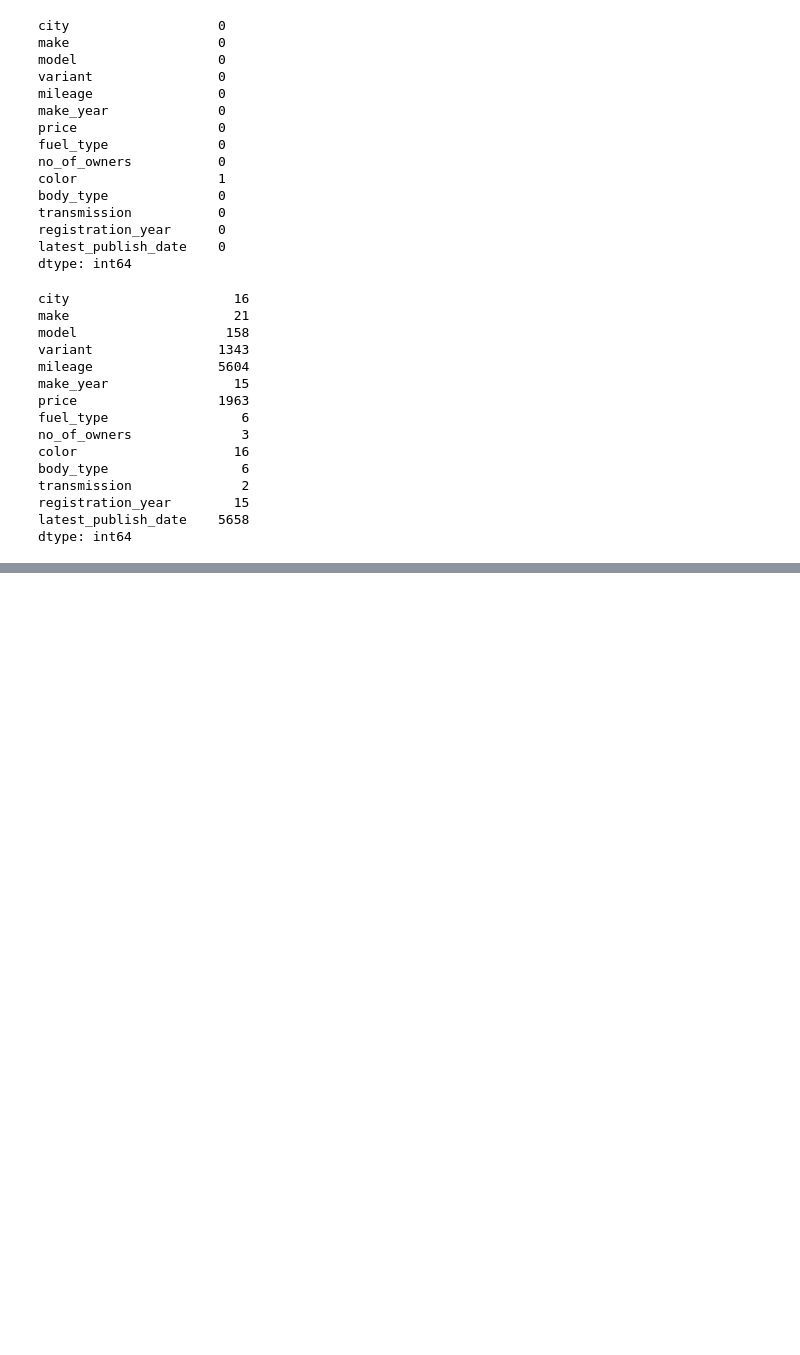
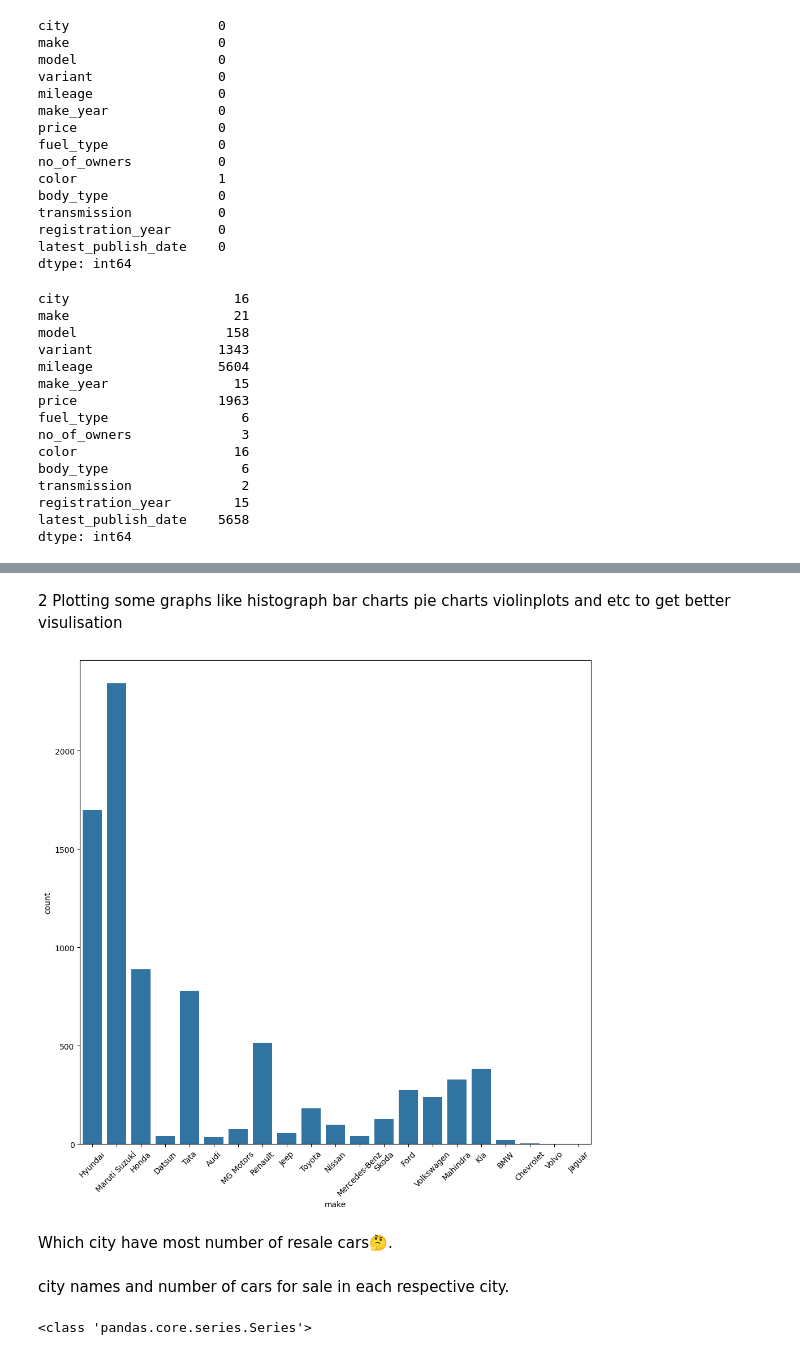
Before and after one commit to paras0583/car_resail_analysis_by_paras0583, a Jupyter notebook: car_data/EDA.ipynb, the cells around one changed output, grey strips where cells are left out. Cells and saved outputs as stored; diff of their text form; code cells hidden in the pictures; blank space fills up the shorter version.

```diff
--- a/car_data/EDA.ipynb
+++ b/car_data/EDA.ipynb
@@ -107,0 +133,19 @@ df.describe()
+# %% [markdown]
+2 Plotting some graphs like histograph bar charts pie charts violinplots and etc to get better visulisation
+# %%
+plt.figure(figsize=(10,10))
+sns.countplot(data=df, x="make")
+plt.xticks(rotation=45)
+plt.tight_layout()
+plt.show()
+# %% [output]
+[figure, added]
+# %% [markdown]
+Which city have most number of resale cars🤔.
+# %% [markdown]
+city names and number of cars for sale in each respective city.
+# %%
+city_name = df["city"].value_counts()
+print(type(city_name))
+# %% [output]
+<class 'pandas.core.series.Series'>
```
Also changed, not shown: parts of 20 cells of this notebook.
